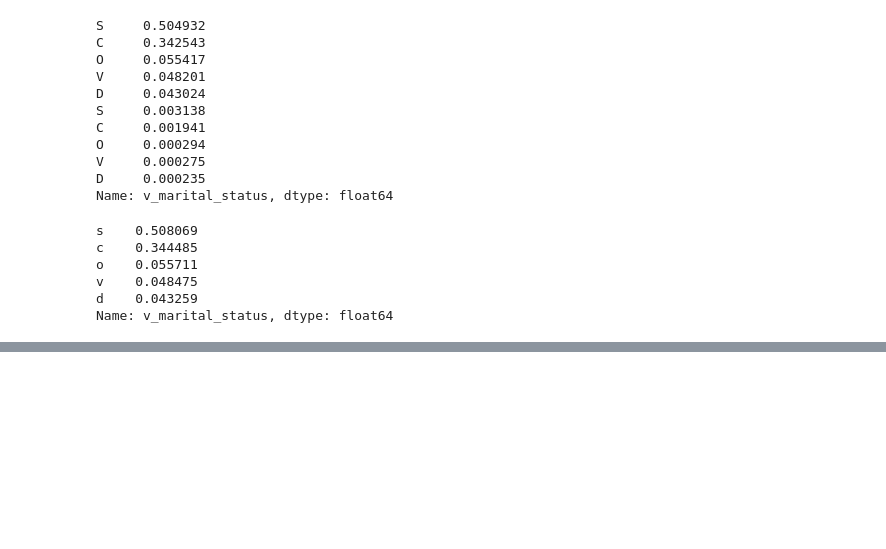
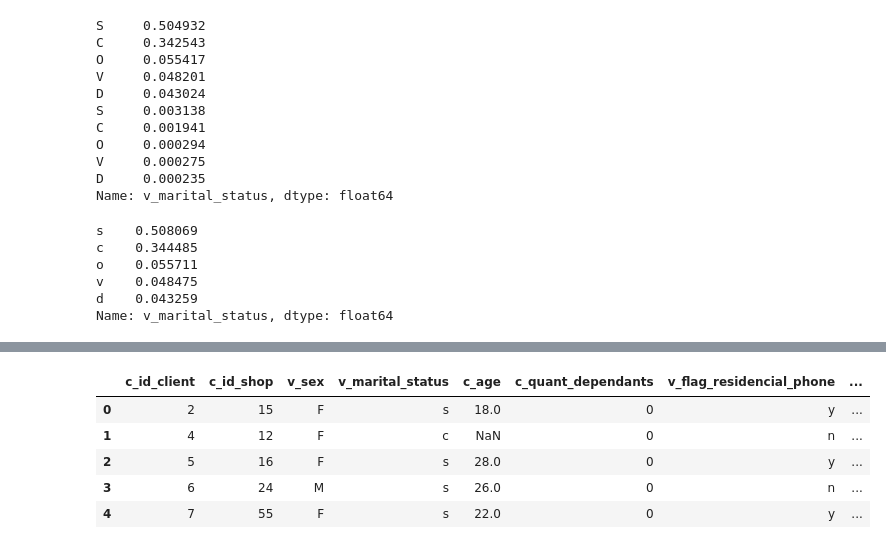
Before and after one commit to alanruizmondragon/examen, a Jupyter notebook: code/examen_ruiz_mondragon_alan.ipynb, the cells around one changed output, grey strips where cells are left out. Cells and saved outputs as stored; diff of their text form; code cells hidden in the pictures; blank space fills up the shorter version.

```diff
--- a/code/examen_ruiz_mondragon_alan.ipynb
+++ b/code/examen_ruiz_mondragon_alan.ipynb
@@ -860,0 +883,4 @@ Name: v_marital_status, dtype: float64
+# %%
+#Aplicamos la limpieza
+df["v_flag_residencial_phone"]=df["v_flag_residencial_phone"].map(clean_text)
+df['v_flag_residencial_phone'].value_counts(1)
@@ -860,0 +915,4 @@ Name: v_marital_status, dtype: float64
+# %%
+#Aplicamos la limpieza
+df["v_residence_type"]=df["v_residence_type"].map(clean_text)
+df['v_residence_type'].value_counts(1)
@@ -860,0 +936,4 @@ Name: v_marital_status, dtype: float64
+# %%
+#Aplicamos la limpieza
+df["v_residence_type"]=df["v_residence_type"].map(clean_text)
+df['v_residence_type'].value_counts(1)
@@ -860,0 +1021,18 @@ Name: v_marital_status, dtype: float64
+# %%
+#Procedemos a eliminar las variables unitarias
+df.drop(columns =["v_flag_mothers_name",
+                "v_flag_fathers_name",
+                "v_flag_residence_state=working_state",
+                "v_flag_residencial_address=postal_address",
+                "v_flag_other_card","v_flag_mobile_phone",
+                "v_flag_contact_phone",
+                "v_flag_card_insurance_option"],inplace=True )
+# %%
+df.head(5)
+# %% [output]
+|  | c_id_client | c_id_shop | v_sex | v_marital_status | c_age | c_quant_dependants | v_flag_residencial_phone | ... |
+| 0 | 2 | 15 | F | s | 18.0 | 0 | y | ... |
+| 1 | 4 | 12 | F | c | NaN | 0 | n | ... |
+| 2 | 5 | 16 | F | s | 28.0 | 0 | y | ... |
+| 3 | 6 | 24 | M | s | 26.0 | 0 | n | ... |
+| 4 | 7 | 55 | F | s | 22.0 | 0 | y | ... |
```
Also changed, not shown: parts of 18 cells of this notebook.
